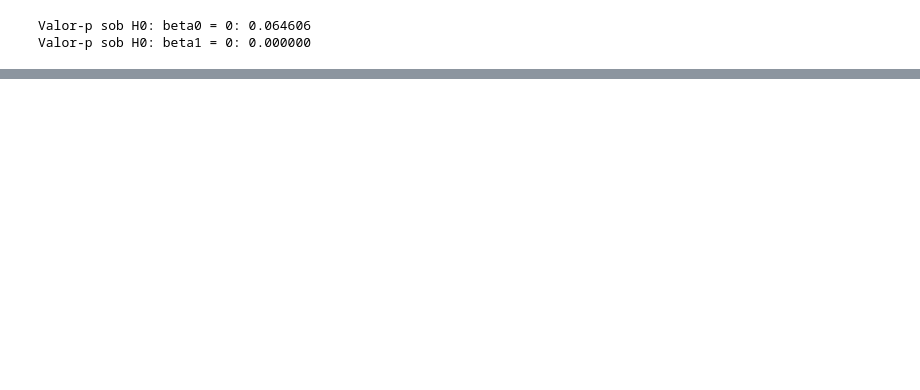
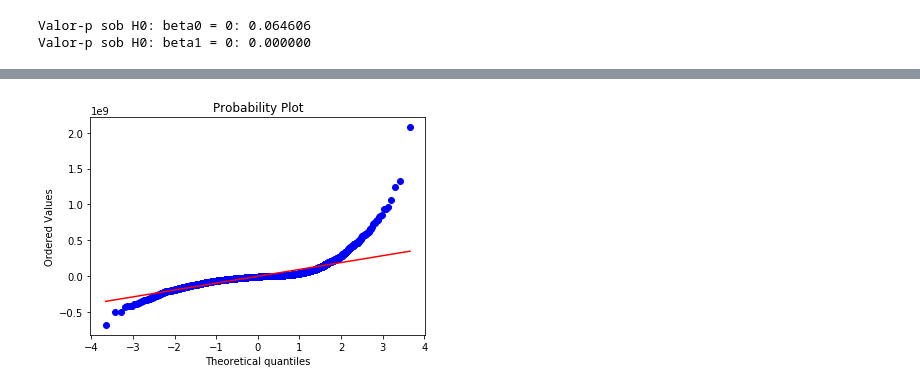
Before and after one commit to beatrizcf2/Classificador_Filmes, a Jupyter notebook: Untitled.ipynb, the cells around one changed output, grey strips where cells are left out. Cells and saved outputs as stored; diff of their text form; code cells hidden in the pictures; blank space fills up the shorter version.

```diff
--- a/Untitled.ipynb
+++ b/Untitled.ipynb
@@ -205,0 +245,4 @@ Valor-p sob H0: beta1 = 0: 0.000000
+# %%
+stats.probplot(results.resid, dist='norm', plot=plt);
+# %% [output]
+[figure, added]
```
Also changed, not shown: parts of 19 cells of this notebook.
